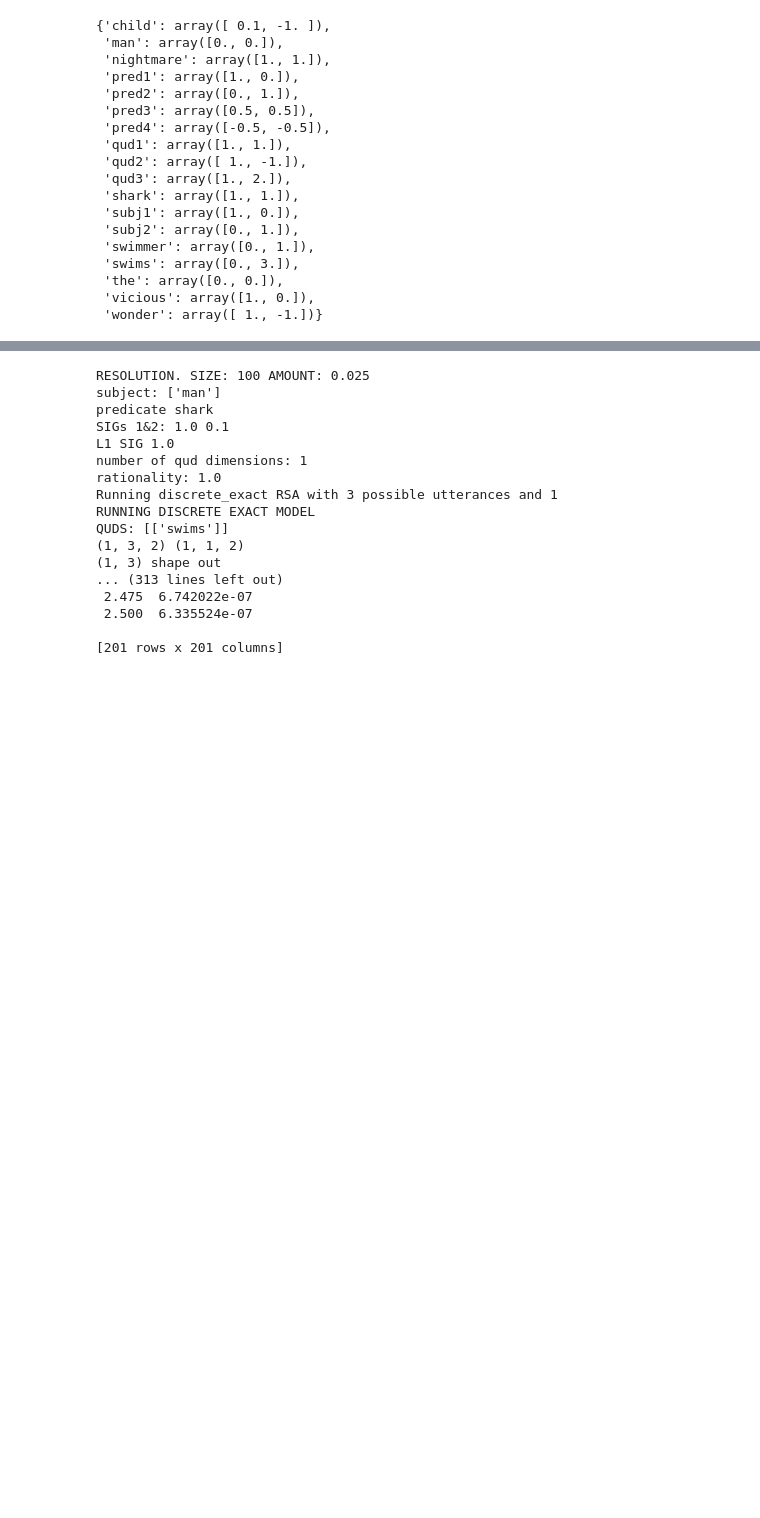
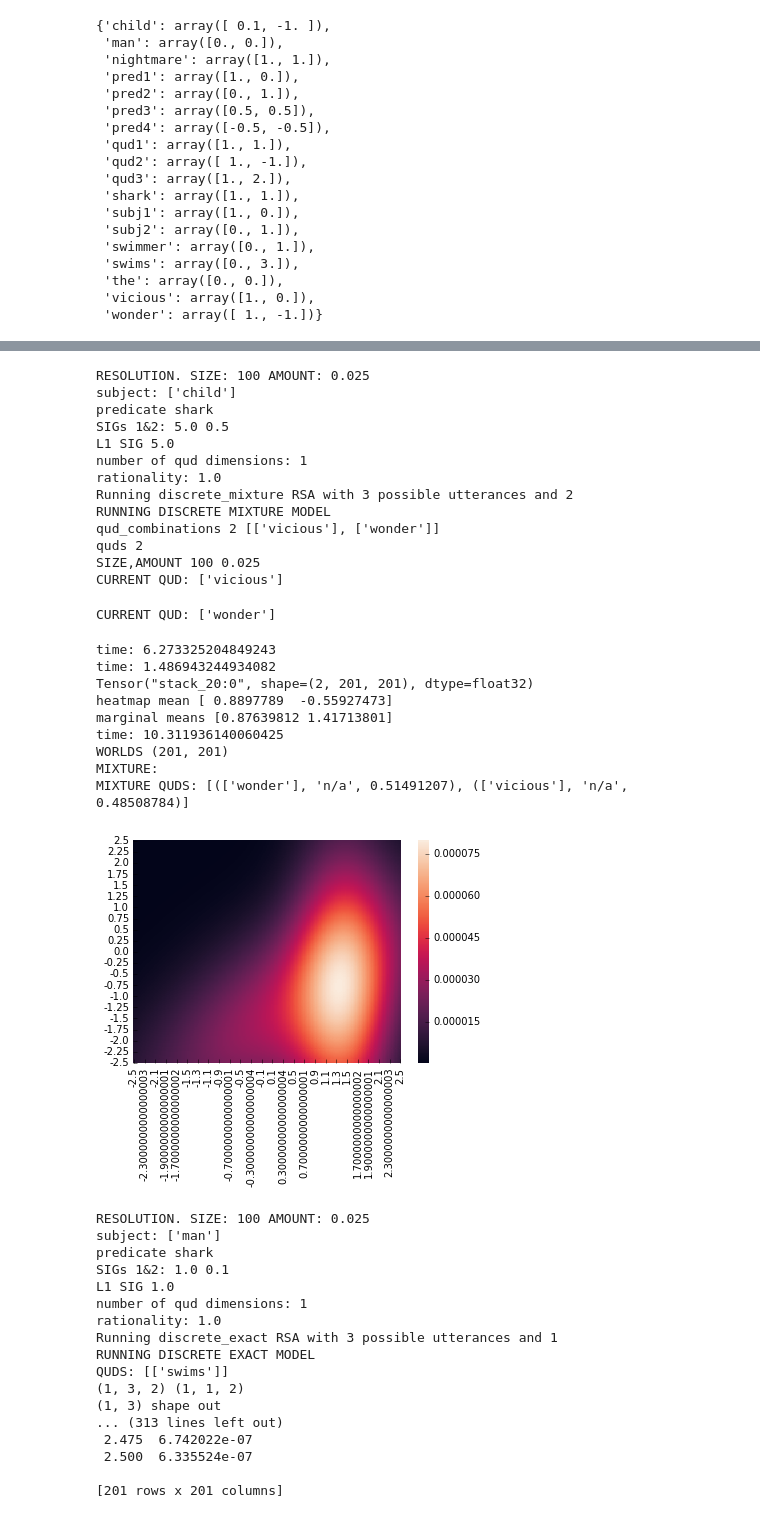
Before and after one commit to reubenharry/Distributional-RSA, a Jupyter notebook: minimal_case.ipynb, the cells around one changed output, grey strips where cells are left out. Cells and saved outputs as stored; diff of their text form; code cells hidden in the pictures; blank space fills up the shorter version.

```diff
--- a/minimal_case.ipynb
+++ b/minimal_case.ipynb
@@ -198,3 +213,40 @@ DISCRETE QUDS: [(['vicious'], 0.6256838), (['swims'], 0.37431613)]
+# %%
+hm_mix,quds_mix = titrate(model_type="discrete_mixture",subj="child",quds=['vicious','wonder'],possible_utterances=["shark","swimmer","man"],pred='shark',sig1=5.0,sig2=0.5,l1_sig1=5.0)
+# hm_disc,quds_disc = titrate(model_type="discrete_exact",subj="child",quds=['vicious','wonder'],possible_utterances=["shark","swimmer","man"],pred='shark',sig1=5.0,sig2=0.5,l1_sig1=5.0)
+
+print("MIXTURE:")
+seaborn.heatmap(hm_mix)
+print("MIXTURE QUDS:",quds_mix)
+plt.show()
+# print("DISCRETE:")
+# seaborn.heatmap(hm_disc)
+# print("DISCRETE QUDS:",quds_disc)
+# plt.show()
+# %% [output]
+RESOLUTION. SIZE: 100 AMOUNT: 0.025
+subject: ['child']
+predicate shark
+SIGs 1&2: 5.0 0.5
+L1 SIG 5.0
+number of qud dimensions: 1
+rationality: 1.0
+Running discrete_mixture RSA with 3 possible utterances and 2
+RUNNING DISCRETE MIXTURE MODEL
+qud_combinations 2 [['vicious'], ['wonder']]
+quds 2
+SIZE,AMOUNT 100 0.025
+CURRENT QUD: ['vicious']
+CURRENT QUD: ['wonder']
+time: 6.273325204849243
+time: 1.486943244934082
+Tensor("stack_20:0", shape=(2, 201, 201), dtype=float32)
+heatmap mean [ 0.8897789  -0.55927473]
+marginal means [0.87639812 1.41713801]
+time: 10.311936140060425
+WORLDS (201, 201)
+MIXTURE:
+MIXTURE QUDS: [(['wonder'], 'n/a', 0.51491207), (['vicious'], 'n/a', 0.48508784)]
+[figure, added]
 # %%
 hm_ex,quds_ex = titrate(model_type="discrete_exact",l1_sig1=1.0,sig1=1.0,sig2=0.1,subj="man",quds=['swims'],possible_utterances=["shark","swimmer","man"],pred='shark')
 seaborn.heatmap(hm_ex)
```
Also changed, not shown: parts of 4 cells of this notebook, 6 other files.
